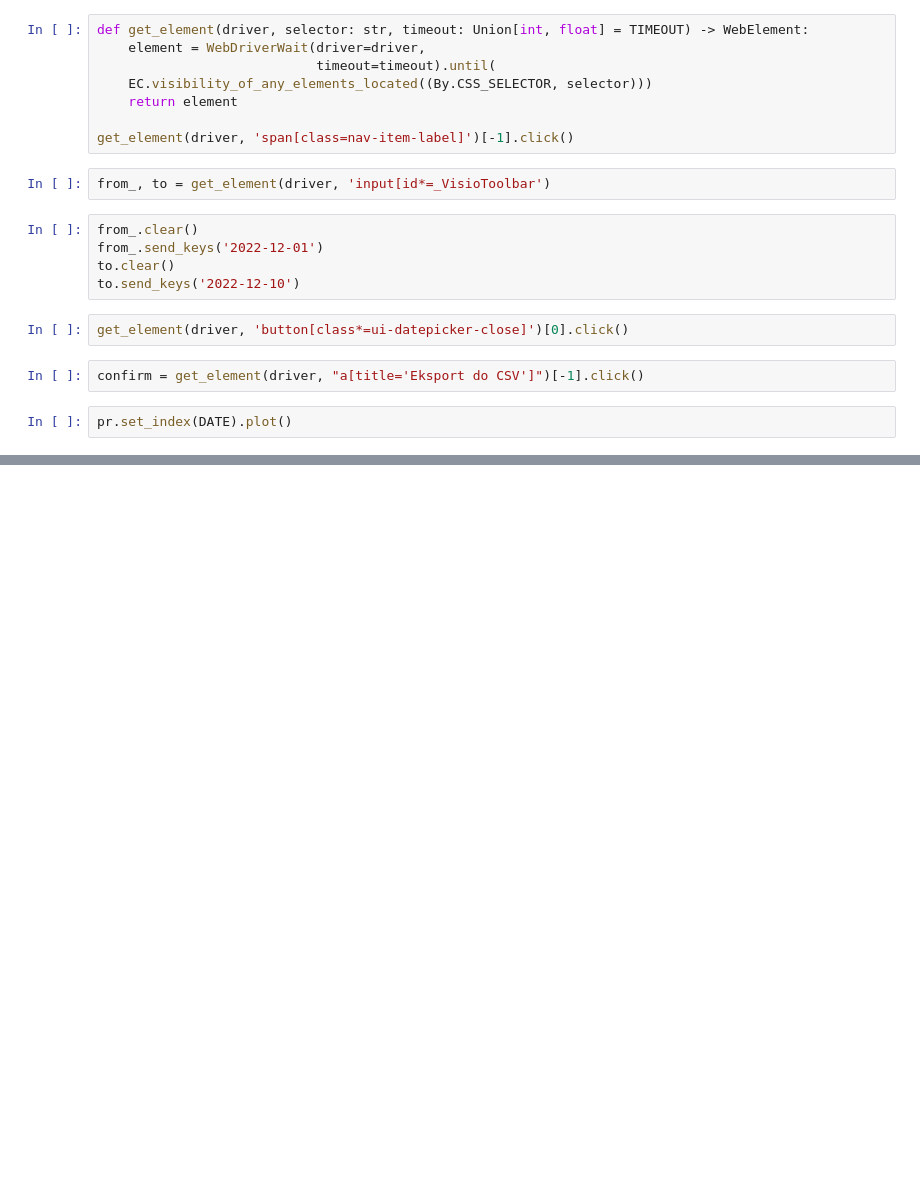
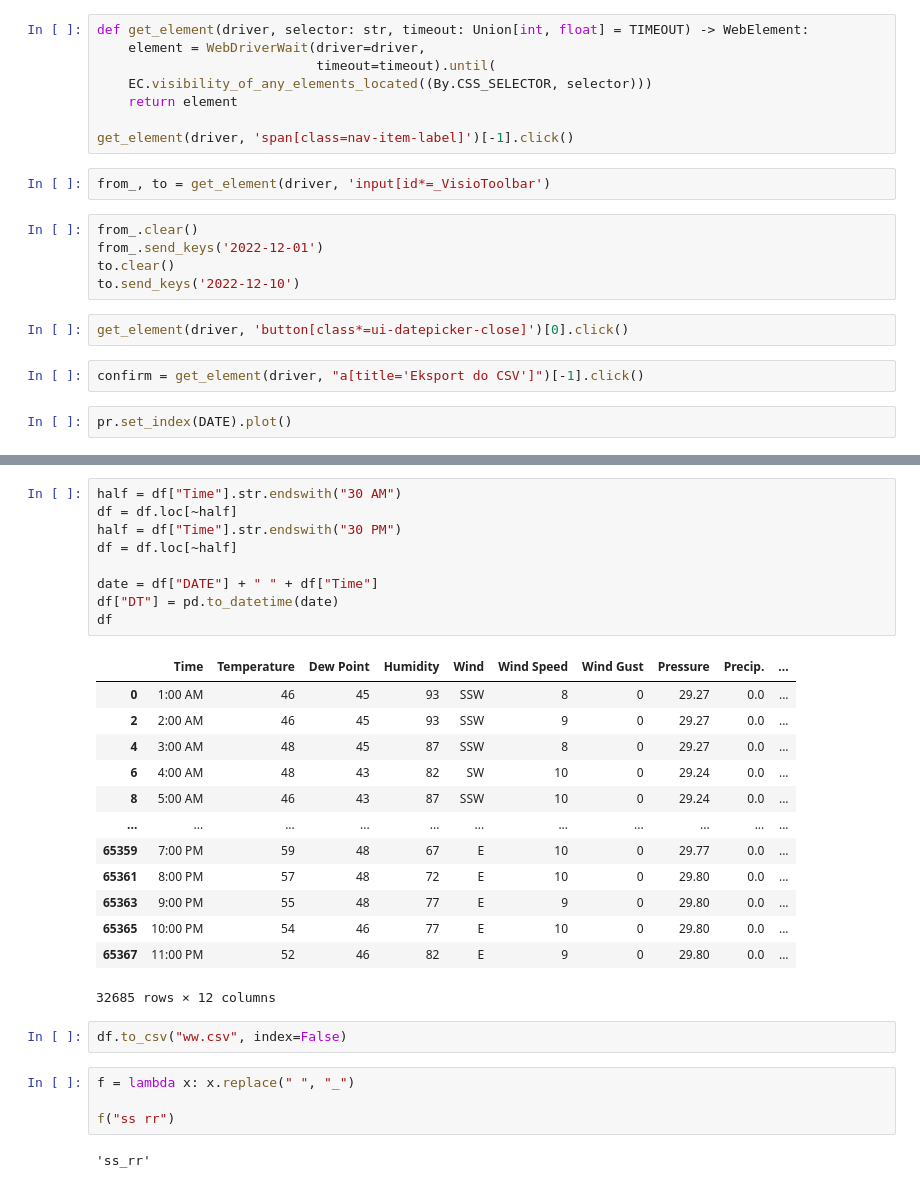
Before and after one commit to sewcio543/EPF-Framework, a Jupyter notebook: test.ipynb, the cells around one changed output, grey strips where cells are left out. Cells and saved outputs as stored; diff of their text form; blank space fills up the shorter version.

```diff
--- a/test.ipynb
+++ b/test.ipynb
@@ -237,0 +362,31 @@ https://www.pogodajutro.com/europe/poland?page=past-weather#day=5&month=1
+# %%
+half = df["Time"].str.endswith("30 AM")
+df = df.loc[~half]
+half = df["Time"].str.endswith("30 PM")
+df = df.loc[~half]
+
+date = df["DATE"] + " " + df["Time"]
+df["DT"] = pd.to_datetime(date)
+df
+# %% [output]
+|  | Time | Temperature | Dew Point | Humidity | Wind | Wind Speed | Wind Gust | Pressure | Precip. | ... |
+| 0 | 1:00 AM | 46 | 45 | 93 | SSW | 8 | 0 | 29.27 | 0.0 | ... |
+| 2 | 2:00 AM | 46 | 45 | 93 | SSW | 9 | 0 | 29.27 | 0.0 | ... |
+| 4 | 3:00 AM | 48 | 45 | 87 | SSW | 8 | 0 | 29.27 | 0.0 | ... |
+| 6 | 4:00 AM | 48 | 43 | 82 | SW | 10 | 0 | 29.24 | 0.0 | ... |
+| 8 | 5:00 AM | 46 | 43 | 87 | SSW | 10 | 0 | 29.24 | 0.0 | ... |
+| ... | ... | ... | ... | ... | ... | ... | ... | ... | ... | ... |
+| 65359 | 7:00 PM | 59 | 48 | 67 | E | 10 | 0 | 29.77 | 0.0 | ... |
+| 65361 | 8:00 PM | 57 | 48 | 72 | E | 10 | 0 | 29.80 | 0.0 | ... |
+| 65363 | 9:00 PM | 55 | 48 | 77 | E | 9 | 0 | 29.80 | 0.0 | ... |
+| 65365 | 10:00 PM | 54 | 46 | 77 | E | 10 | 0 | 29.80 | 0.0 | ... |
+| 65367 | 11:00 PM | 52 | 46 | 82 | E | 9 | 0 | 29.80 | 0.0 | ... |
+32685 rows × 12 columns
+# %%
+df.to_csv("ww.csv", index=False)
+# %%
+f = lambda x: x.replace(" ", "_")
+
+f("ss rr")
+# %% [output]
+'ss_rr'
```
Also changed, not shown: parts of 23 cells of this notebook, 25 other files.
